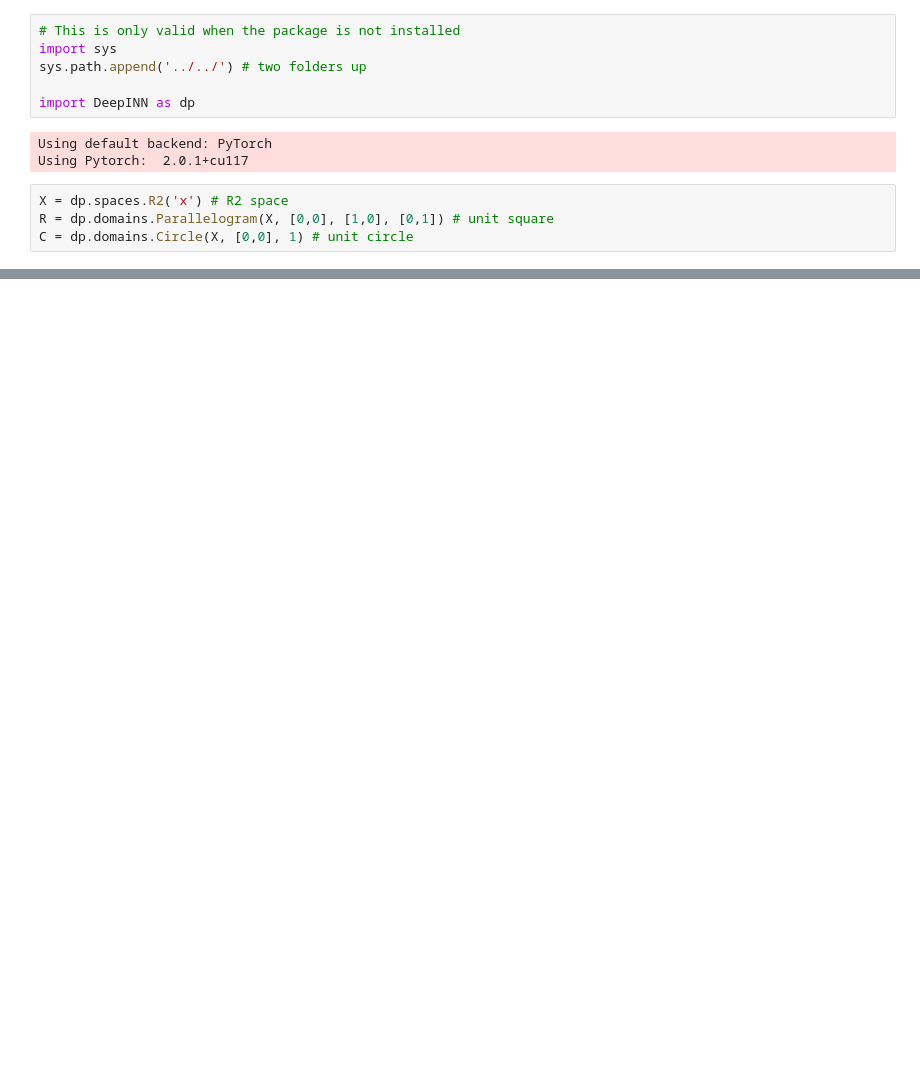
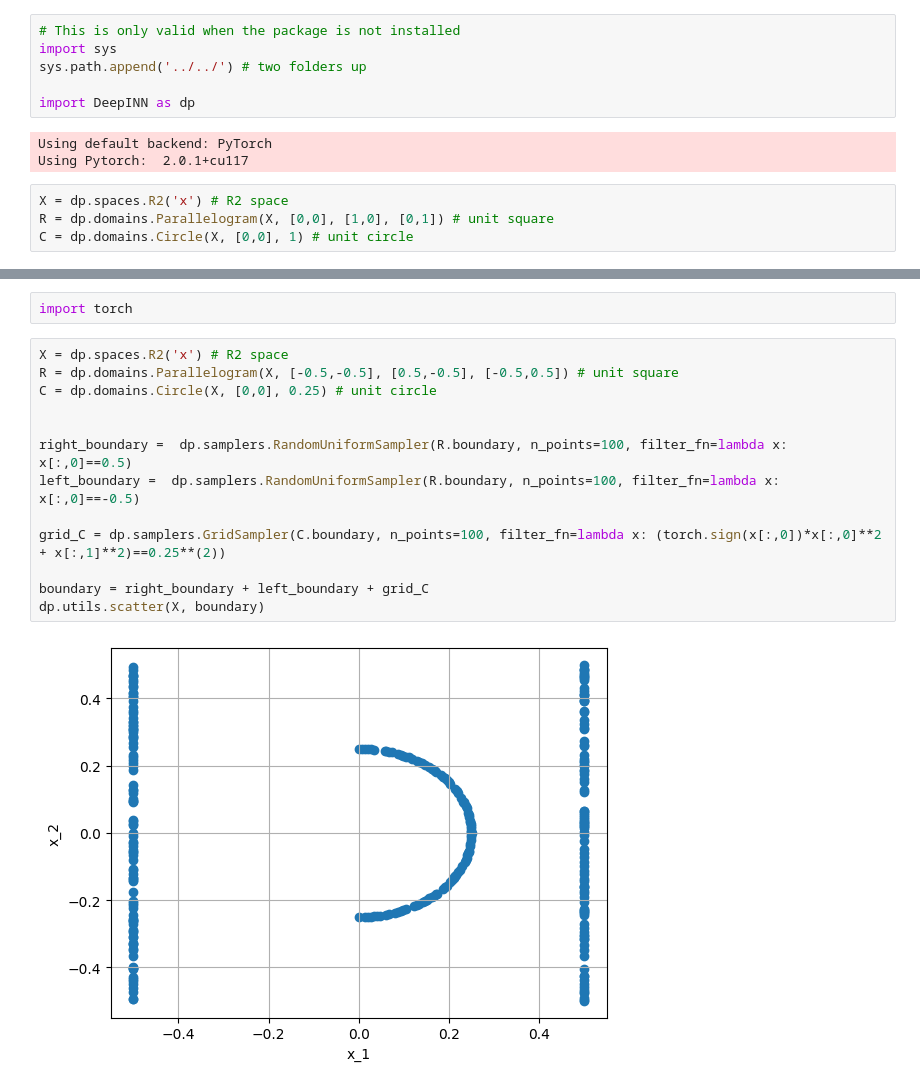
Before and after one commit to praksharma/DeepINN, a Jupyter notebook: Tutorials/1. Geometry/different sampling.ipynb, the cells around one changed output, grey strips where cells are left out. Drawn from its saved outputs; the diff is of its cells as text; blank space fills up the shorter version.

```diff
--- a/Tutorials/1. Geometry/different sampling.ipynb
+++ b/Tutorials/1. Geometry/different sampling.ipynb
@@ -40,0 +64,17 @@ dp.utils.scatter(X, random_intersect)
+# %%
+import torch
+# %%
+X = dp.spaces.R2('x') # R2 space
+R = dp.domains.Parallelogram(X, [-0.5,-0.5], [0.5,-0.5], [-0.5,0.5]) # unit square
+C = dp.domains.Circle(X, [0,0], 0.25) # unit circle
+
+
+right_boundary =  dp.samplers.RandomUniformSampler(R.boundary, n_points=100, filter_fn=lambda x: x[:,0]==0.5)
+left_boundary =  dp.samplers.RandomUniformSampler(R.boundary, n_points=100, filter_fn=lambda x: x[:,0]==-0.5)
+
+grid_C = dp.samplers.GridSampler(C.boundary, n_points=100, filter_fn=lambda x: (torch.sign(x[:,0])*x[:,0]**2 + x[:,1]**2)==0.25**(2))
+
+boundary = right_boundary + left_boundary + grid_C
+dp.utils.scatter(X, boundary)
+# %% [output]
+[figure, added]
```
Also changed, not shown: parts of 4 cells of this notebook.
